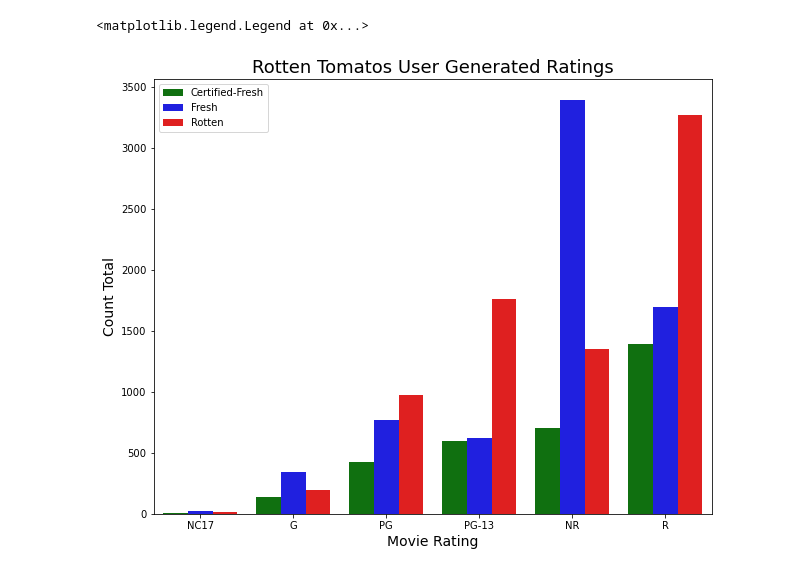
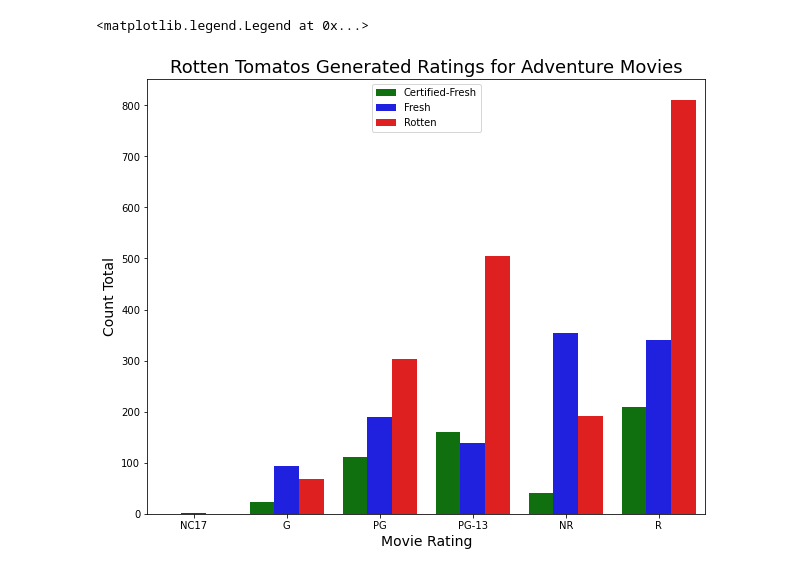
Before and after one commit to eaiturbe/microsoft_movie_analysis, a Jupyter notebook: rotten_tomatoes_movies.csv.ipynb, the cells around one changed output. Cells and saved outputs as stored; diff of their text form; code cells hidden in the pictures.

Commit message:
worked on just adventure

```diff
--- a/rotten_tomatoes_movies.csv.ipynb
+++ b/rotten_tomatoes_movies.csv.ipynb
@@ -88,0 +107,5 @@ df_dropped_colums.set_index('movie_title')
+# %%
+df_explode_2 = df_dropped_colums.explode('genres')
+#df_explode_2
+new_df = df_explode_2[df_explode_2['genres'].str.contains('Action & Adventure')]
+new_df
@@ -88,0 +138,2 @@ df_dropped_colums.set_index('movie_title')
+# %%
+new_df.set_index('genres')
@@ -133,2 +179,2 @@ df_dropped_colums.replace({'G': 0, 'PG': 1, 'PG-13': 2, 'NC17': 3, 'NR': 4, 'R':
 # %%
-df_dropped_colums['movie_count'] = 1
+new_df['movie_count'] = 1
@@ -135,4 +187,4 @@ df_dropped_colums['movie_count'] = 1
 # %%
-df_cor = df_dropped_colums.groupby(['content_rating', 'tomatometer_status']).count()
+df_cor = new_df.groupby(['content_rating', 'tomatometer_status']).count()
 df_cor
 # %% [output]
@@ -212,20 +265,20 @@ df_cor
 # %%
 
 
 plt.figure(figsize=(10, 8))
 sns.barplot(x='content_rating',
             y='movie_count',
             hue='tomatometer_status',
             order=["NC17","G","PG","PG-13",'NR', 'R'],
             data=df_cor, palette=['green', 'blue', 'red'])
 plt.ylabel("Count Total", size=14)
 plt.xlabel("Movie Rating", size=14)
-plt.title("Rotten Tomatos User Generated Ratings", size=18)
+plt.title("Rotten Tomatos Generated Ratings for Adventure Movies", size=18)
 plt.savefig("grouped_barplot_Seaborn_barplot_Python.png")
 plt.legend()
 # %% [output]
 <matplotlib.legend.Legend at 0x...>
-[figure, old version]
+[figure, new version]
 # %%
 #plot_one_fig, plot_one_ax = plt.subplots(figsize=(15,6))
 
```
Also changed, not shown: parts of 27 cells of this notebook.
